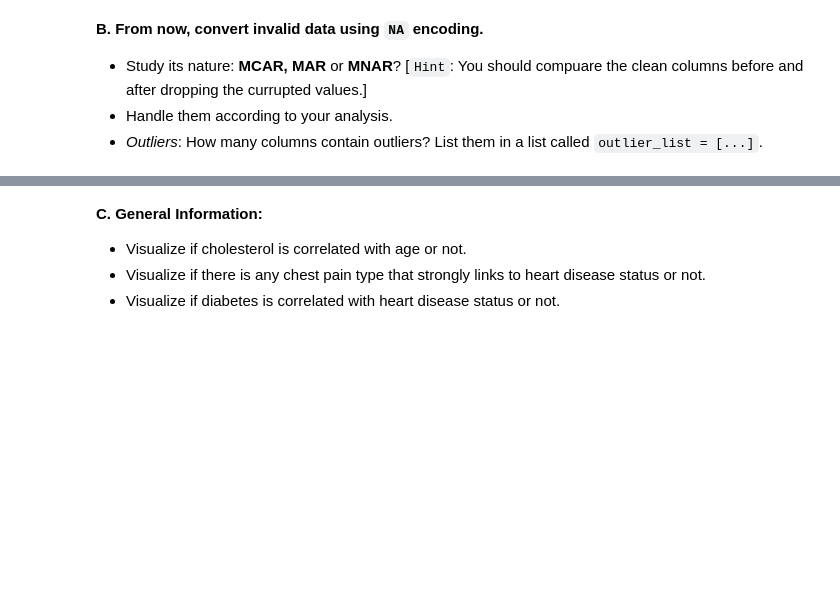
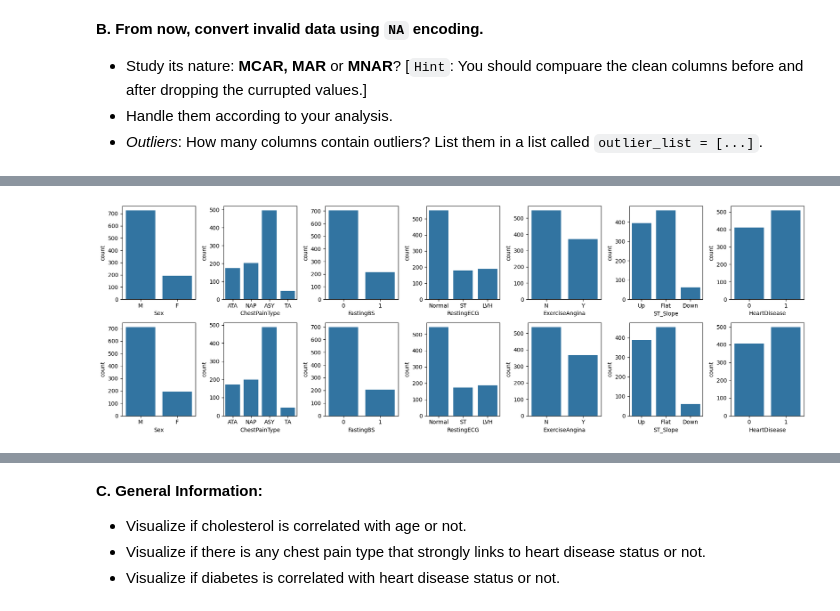
Before and after one commit to Superkai017/Data-Analysis1-Aupp-INF-604-, a Jupyter notebook: W3/Lab3_Preprocessing.ipynb, the cells around one changed output, grey strips where cells are left out. Cells and saved outputs as stored; diff of their text form; code cells hidden in the pictures; blank space fills up the shorter version.

```diff
--- a/W3/Lab3_Preprocessing.ipynb
+++ b/W3/Lab3_Preprocessing.ipynb
@@ -110,0 +149,20 @@ data.query("Cholesterol == 0").shape[0]
+# %%
+import matplotlib.pyplot as plt
+import seaborn as sns
+
+fig, axes = plt.subplots(2, 7, figsize=(18,6))
+for i, col in enumerate(qual_cols):
+  sns.countplot(
+      data,
+      x = col,
+      ax = axes[0,i]
+  )
+  sns.countplot(
+      data.query(" Oldpeak >= 0"), # No 0 cholesterol individuals
+      x = col,
+      ax = axes[1,i]
+  )
+
+plt.tight_layout()
+# %% [output]
+[figure, added]
```
Also changed, not shown: parts of 20 cells of this notebook.
